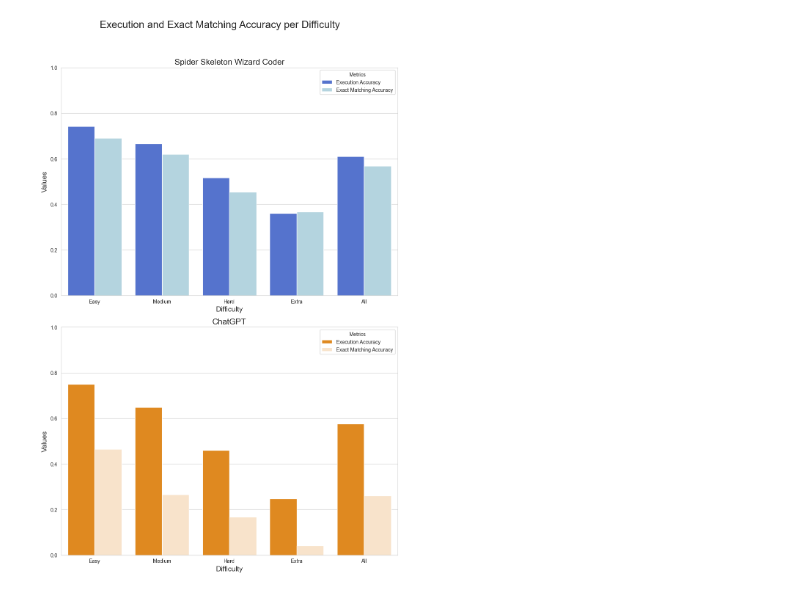
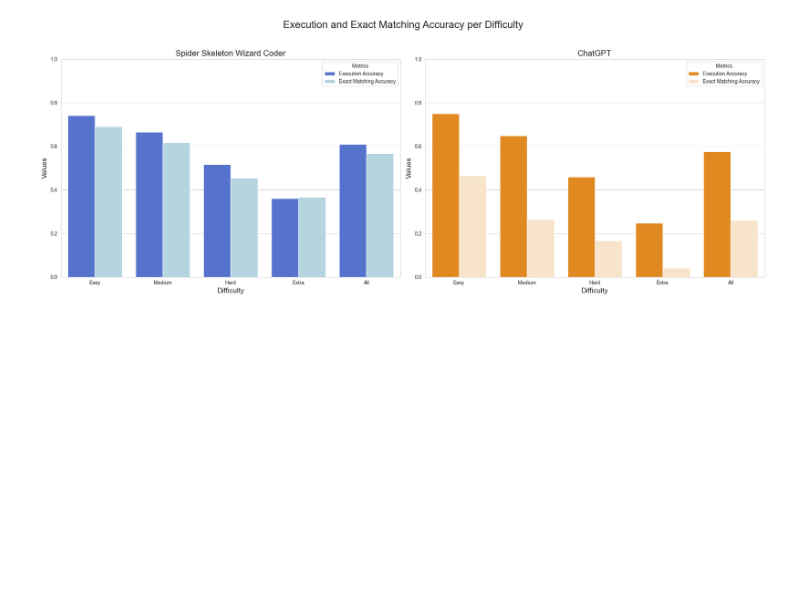
Before and after one commit to cuplv/text-to-sql-wizardcoder, a Jupyter notebook: eval/plots/plots.ipynb, the cells around one changed output. Drawn from its saved outputs; the diff is of its cells as text; code cells hidden in the pictures; blank space fills up the shorter version.

Commit message:
Update figures

```diff
--- a/eval/plots/plots.ipynb
+++ b/eval/plots/plots.ipynb
@@ -34,41 +34,41 @@ df_melted = df.melt(['Difficulty', 'Model'], var_name='Metrics', value_name='Val
 sns.set_style("whitegrid")
 
 # Create subplots
-fig, ax = plt.subplots(2, 1, figsize=(10, 16))
+fig, ax = plt.subplots(1, 2, figsize=(22, 8))
 
 # Define your own color palette
 palette = {'Execution Accuracy': 'royalblue', 'Exact Matching Accuracy': 'lightblue'}
 
 # Barplot for the first model
 sns.barplot(x='Difficulty', y='Values', hue='Metrics', data=df_melted[df_melted['Model']=='Spider Skeleton Wizard Coder'], palette=palette, ax=ax[0])
 ax[0].set_title('Spider Skeleton Wizard Coder', fontsize=16)
 ax[0].set_xlabel('Difficulty', fontsize=14)
 ax[0].set_ylabel('Values', fontsize=14)
 ax[0].set_ylim(0, 1)  # Setting y limit from 0 to 1
 
 # Define your own color palette
 palette = {'Execution Accuracy': 'darkorange', 'Exact Matching Accuracy': 'bisque'}
 
 # Barplot for the second model
 sns.barplot(x='Difficulty', y='Values', hue='Metrics', data=df_melted[df_melted['Model']=='ChatGPT'], palette=palette, ax=ax[1])
 ax[1].set_title('ChatGPT', fontsize=16)
 ax[1].set_xlabel('Difficulty', fontsize=14)
 ax[1].set_ylabel('Values', fontsize=14)
 ax[1].set_ylim(0, 1)  # Setting y limit from 0 to 1
 
 # Overall title
 fig.suptitle('Execution and Exact Matching Accuracy per Difficulty', fontsize=20)
 
 # Adjust the space between plots
 plt.tight_layout(rect=[0, 0.03, 1, 0.95])
 
 # Save plot
-plt.savefig('spiderwizard-vs-chatgpt.svg')
+plt.savefig('spiderwizard-plus-chatgpt.svg')
 
 # Show the plot
 plt.show()
 # %% [output]
-[figure, old version]
+[figure, new version]
 # %%
 # Import necessary libraries
 import pandas as pd
```
Also changed, not shown: parts of 1 cell of this notebook, 3 other files.
